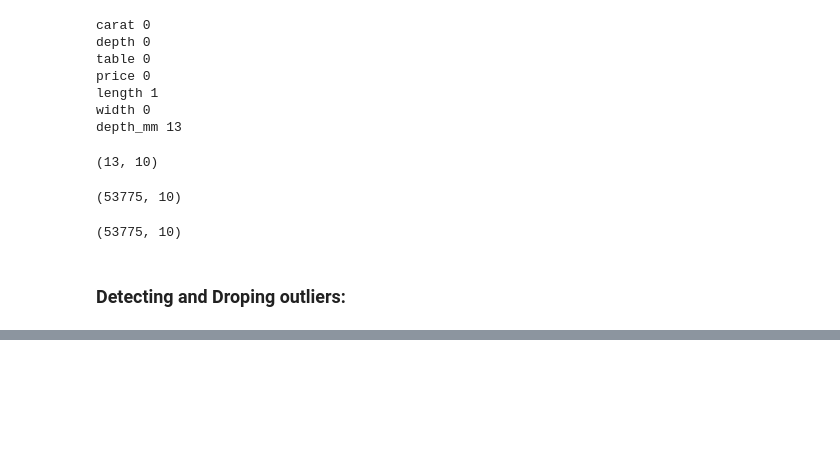
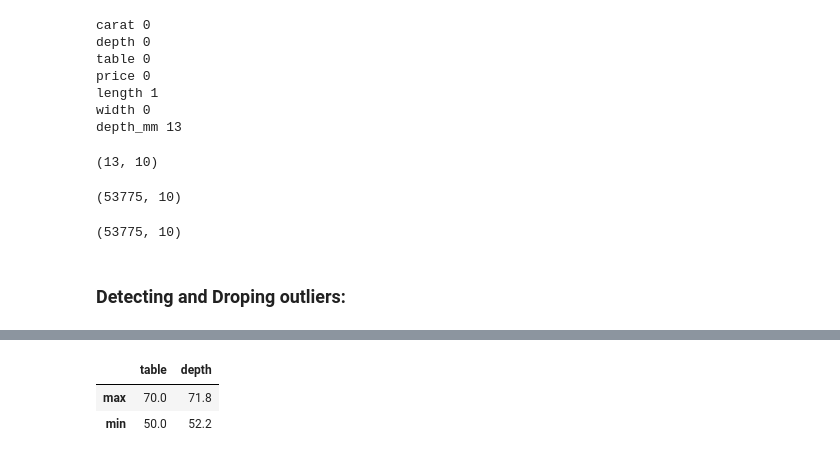
Before and after one commit to aabidimarwan-tech/Python-Libraries-Practice, a Jupyter notebook: Python_Projects/Diamond_Project.ipynb, the cells around one changed output, grey strips where cells are left out. Drawn from its saved outputs; the diff is of its cells as text; code cells hidden in the pictures; blank space fills up the shorter version.

```diff
--- a/Python_Projects/Diamond_Project.ipynb
+++ b/Python_Projects/Diamond_Project.ipynb
@@ -232,0 +309,8 @@ depth_mm 53741
+# %%
+df_clean = df_clean[((df_clean["table"] >= 50) & (df_clean["table"] <= 70)) & ((df_clean["depth"] >= 52) & (df_clean["depth"] <= 72))]
+df_clean["table"]
+df_clean[["table", "depth"]].agg(["max", "min"])
+# %% [output]
+|  | table | depth |
+| max | 70.0 | 71.8 |
+| min | 50.0 | 52.2 |
```
Also changed, not shown: parts of 13 cells of this notebook.
